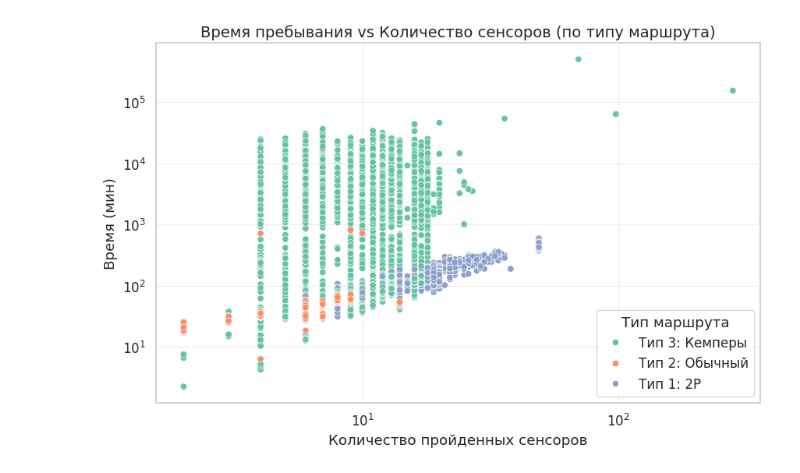
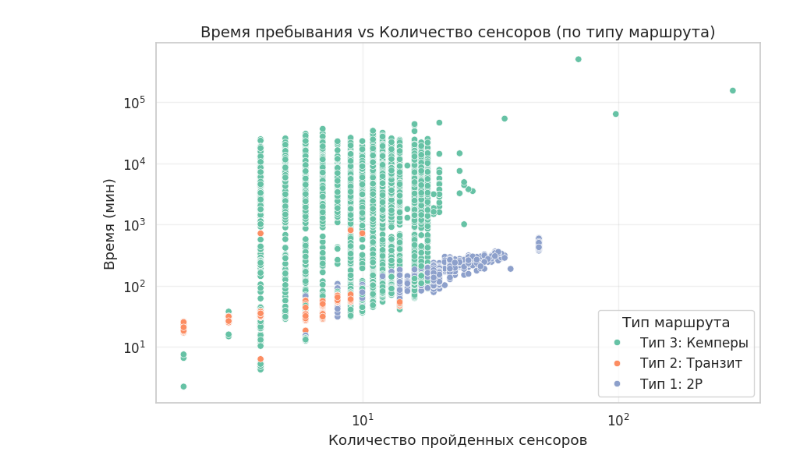
Before and after one commit to R3dKar/vast-2017-mc1, a Jupyter notebook: analysis/scatterplot.ipynb, the cells around one changed output. Drawn from its saved outputs; the diff is of its cells as text; code cells hidden in the pictures.

Commit message:
feat: change legend for scatterplot

```diff
--- a/analysis/scatterplot.ipynb
+++ b/analysis/scatterplot.ipynb
@@ -51,7 +51,7 @@ def get_route_type(group):
     if has_camping:
         return 'Тип 3: Кемперы'
     else:
-        return 'Тип 2: Обычный'
+        return 'Тип 2: Транзит'
 
 # --- АГГРЕГАЦИЯ И ВИЗУАЛИЗАЦИЯ ---
 
@@ -75,31 +75,31 @@ for car_id, group in df.groupby('car_id'):
         'sensors_count': sensors_count,
         'time_spent': time_spent,
         'route_type': route_type
     })
 
 # Преобразуем в DataFrame
 summary_df = pd.DataFrame(results)
 
 # --- ПОСТРОЕНИЕ ГРАФИКА ---
 plt.figure(figsize=(10, 6))
 sns.set_context("notebook", font_scale=1.1)
 
 # Scatter plot: x = sensors_count, y = time_spent, цвет = route_type
 ax = sns.scatterplot(data=summary_df, x='sensors_count', y='time_spent', hue='route_type', palette="Set2")
 
 # --- ЛОГИРОВАНИЕ ШКАЛ
 ax.set_xscale('log')
 ax.set_yscale('log')
 
 plt.title('Время пребывания vs Количество сенсоров (по типу маршрута)', fontsize=14)
 plt.xlabel('Количество пройденных сенсоров')
 plt.ylabel('Время (мин)')
 plt.legend(title='Тип маршрута')
 plt.grid(True, alpha=0.3)
 plt.show()
 
 # Вывод данных для проверки
 # print("Итоговая таблица для графика:")
 # print(summary_df[['car_id', 'sensors_count', 'time_spent', 'route_type']])
 # %% [output]
-[figure, old version]
+[figure, new version]
```
